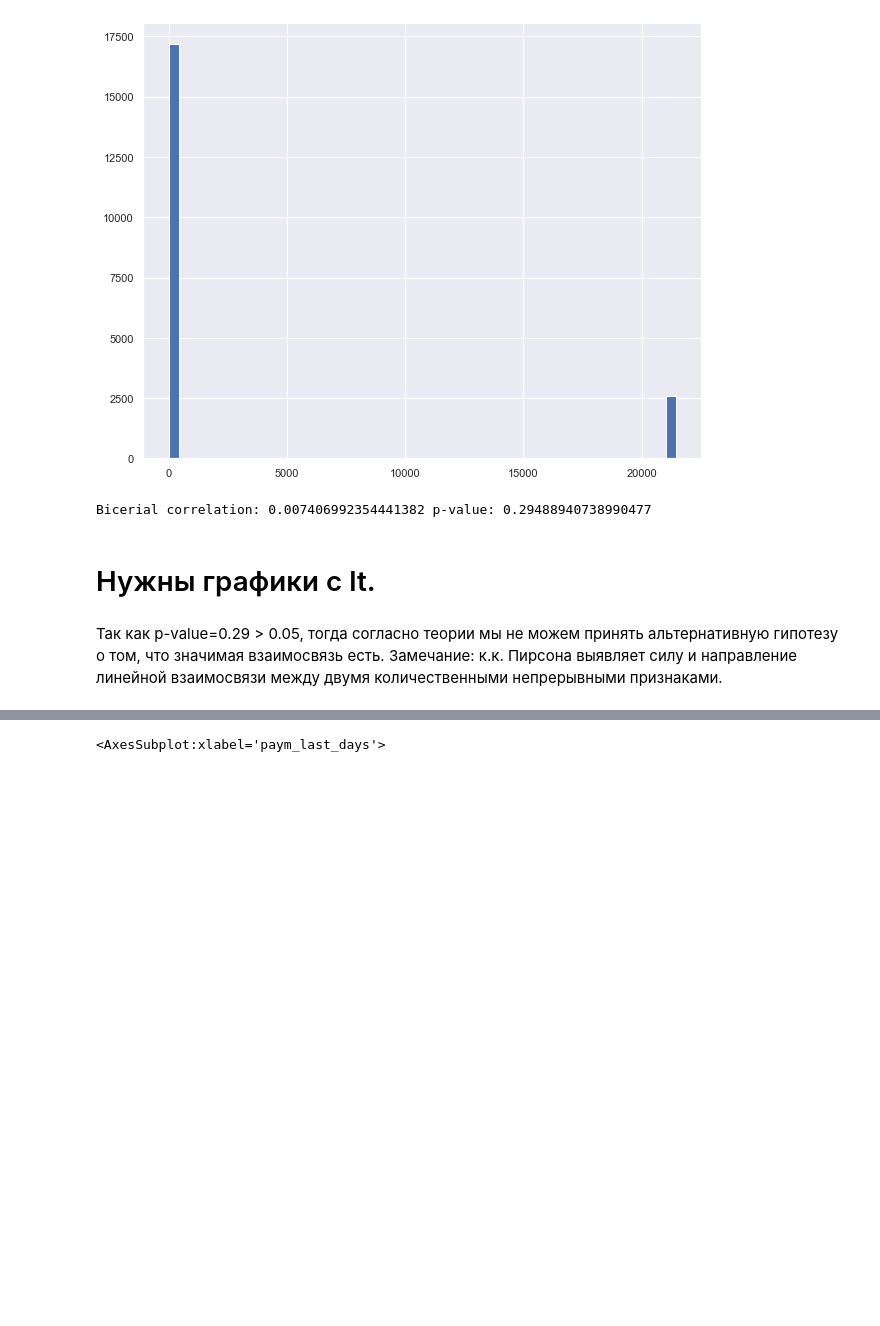
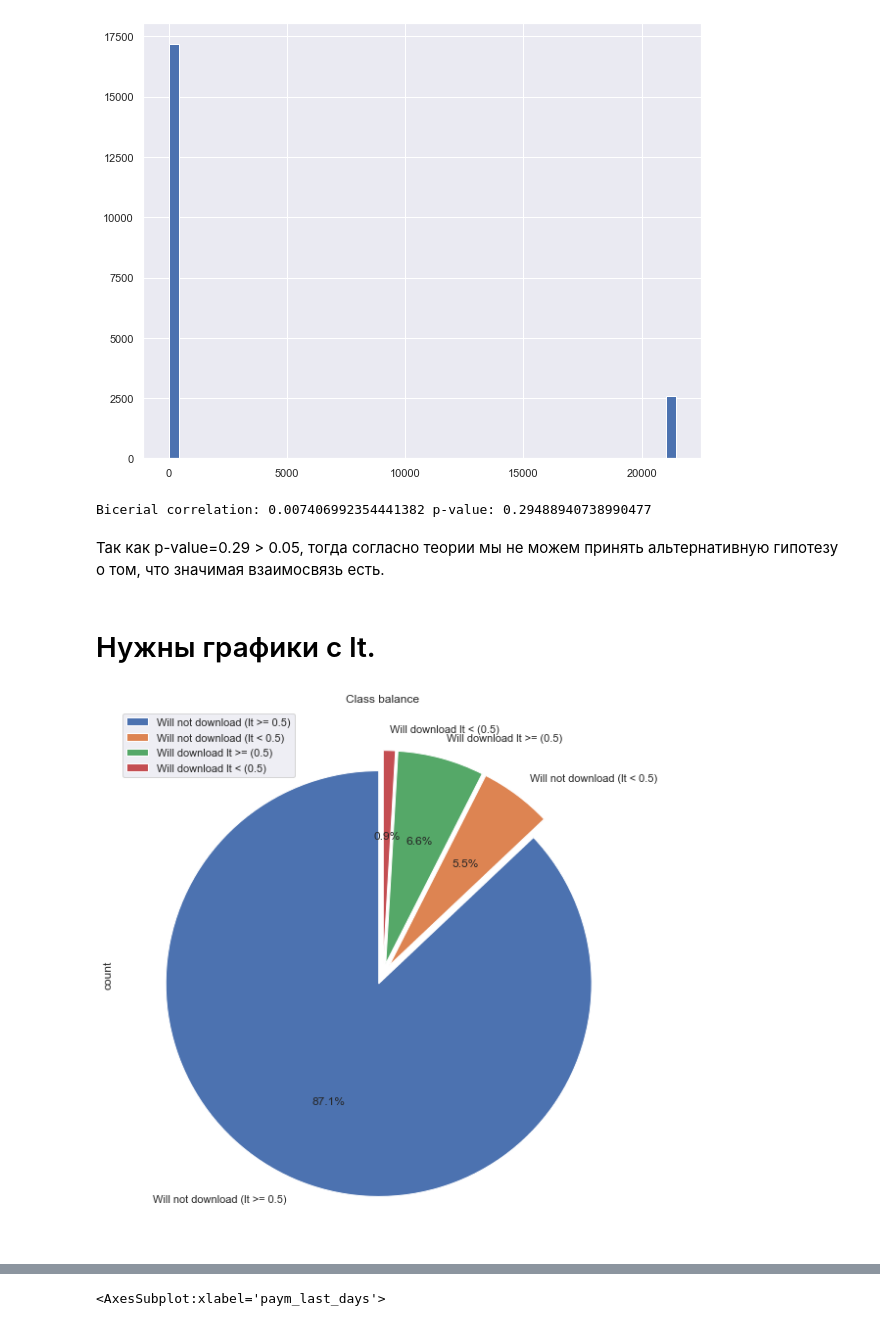
Before and after one commit to ML-Project-Univercity/Project, a Jupyter notebook: Project/Analyse_draft/Analysis_EVA.ipynb, the cells around one changed output, grey strips where cells are left out. Saved outputs shown, nothing was run; the diff lists cells and outputs as text; code cells hidden in the pictures; blank space fills up the shorter version.

```diff
--- a/Project/Analyse_draft/Analysis_Eva.ipynb
+++ b/Project/Analyse_draft/Analysis_EVA.ipynb
@@ -273,7 +273,27 @@ r = pointbiserialr(df_ForestImputer['target'], df_ForestImputer['paym_last_days'
 print('Bicerial correlation:', r[0], 'p-value:', r[1])
 # %% [output]
 Bicerial correlation: 0.007406992354441382 p-value: 0.29488940738990477
+# %% [markdown]
+Так как p-value=0.29 > 0.05, тогда согласно теории мы не можем принять альтернативную гипотезу о том, что значимая взаимосвязь есть.
 # %% [markdown]
 # Нужны графики с lt.
-# %% [markdown]
-Так как p-value=0.29 > 0.05, тогда согласно теории мы не можем принять альтернативную гипотезу о том, что значимая взаимосвязь есть. Замечание: к.к. Пирсона выявляет силу и направление линейной взаимосвязи между двумя количественными непрерывными признаками.
+# %%
+figure, ax = plt.subplots(figsize=(10, 10))
+
+ax.set_title("Class balance")
+a = 0.5
+pd.DataFrame(
+    {'count': [df[df['lt'] >= a]['target'].isin([0]).sum(),
+               df[df['lt'] < a]['target'].isin([0]).sum(),
+               df[df['lt'] >= a]['target'].isin([1]).sum(),
+               df[df['lt'] < a]['target'].isin([1]).sum()
+               ]},
+    index=['Will not download (lt >= 0.5)',
+           'Will not download (lt < 0.5)',
+           'Will download lt >= (0.5)',
+           'Will download lt < (0.5)']
+).plot.pie(subplots=True, figsize=(8, 8), autopct='%1.1f%%', shadow=False, startangle=90, explode=(0.05, 0.05, 0.05, 0.05), ax=ax)
+
+plt.show()
+# %% [output]
+[figure, added]
```
Also changed, not shown: parts of 4 cells of this notebook.
